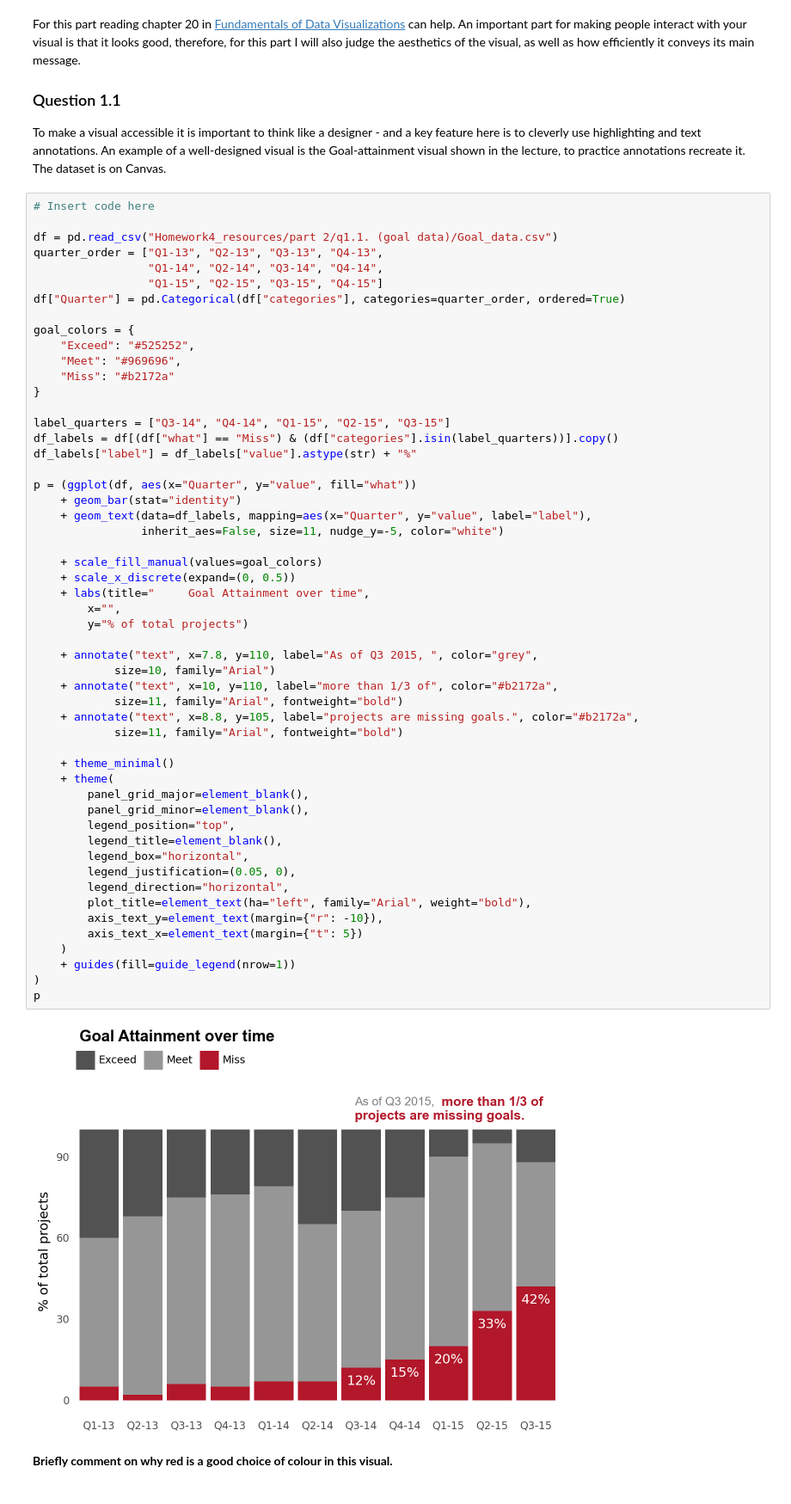
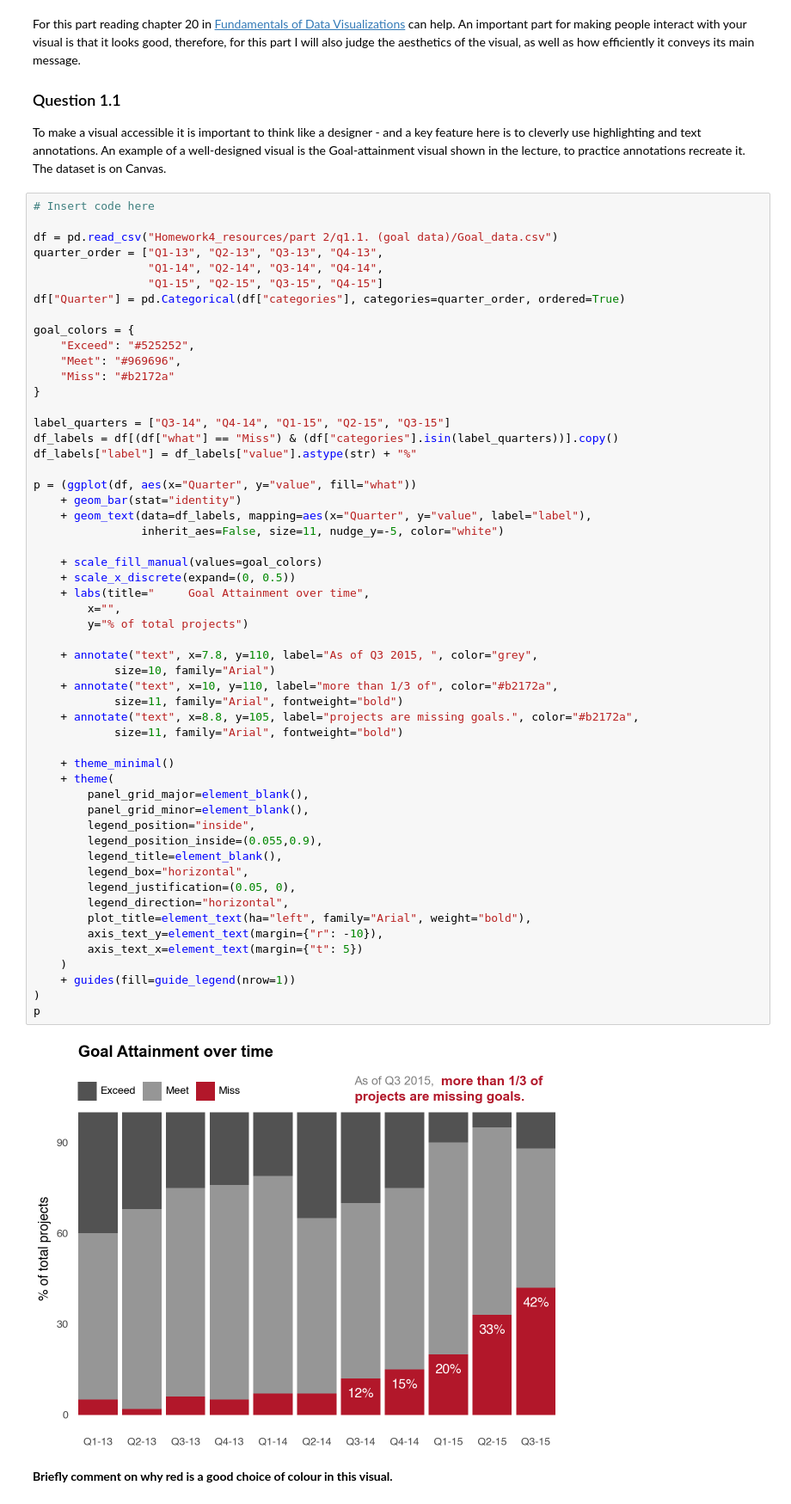
Before and after one commit to Salabud/MVE080-grp10, a Jupyter notebook: Homework4_2025.ipynb, the cells around one changed output. Shown at 86% size. Saved outputs shown, nothing was run; the diff lists cells and outputs as text.

```diff
--- a/Homework4_2025.ipynb
+++ b/Homework4_2025.ipynb
@@ -377,35 +377,36 @@ p = (ggplot(df, aes(x="Quarter", y="value", fill="what"))
 
     + scale_fill_manual(values=goal_colors)
     + scale_x_discrete(expand=(0, 0.5))
     + labs(title="     Goal Attainment over time",
         x="",
         y="% of total projects")
 
     + annotate("text", x=7.8, y=110, label="As of Q3 2015, ", color="grey",
             size=10, family="Arial")
     + annotate("text", x=10, y=110, label="more than 1/3 of", color="#b2172a",
             size=11, family="Arial", fontweight="bold")
     + annotate("text", x=8.8, y=105, label="projects are missing goals.", color="#b2172a",
             size=11, family="Arial", fontweight="bold")
 
     + theme_minimal()
     + theme(
         panel_grid_major=element_blank(),
         panel_grid_minor=element_blank(),
-        legend_position="top",
+        legend_position="inside",
+        legend_position_inside=(0.055,0.9),
         legend_title=element_blank(),
         legend_box="horizontal",
         legend_justification=(0.05, 0),
         legend_direction="horizontal",
         plot_title=element_text(ha="left", family="Arial", weight="bold"),
         axis_text_y=element_text(margin={"r": -10}),
         axis_text_x=element_text(margin={"t": 5})
     )
     + guides(fill=guide_legend(nrow=1))
 )
 p
 # %% [output]
-[figure, old version]
+[figure, new version]
 # %% [markdown]
 **Briefly comment on why red is a good choice of colour in this visual.**
 # %% [markdown]
```
Also changed, not shown: 4 other files.
